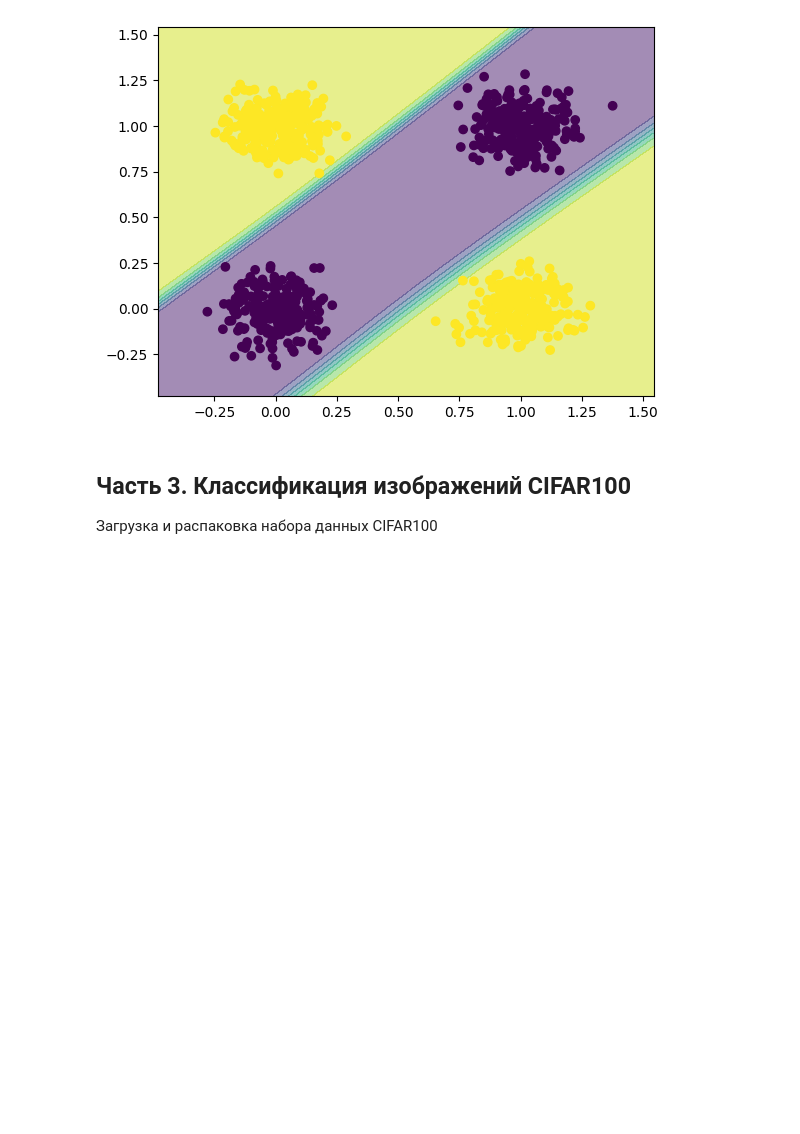
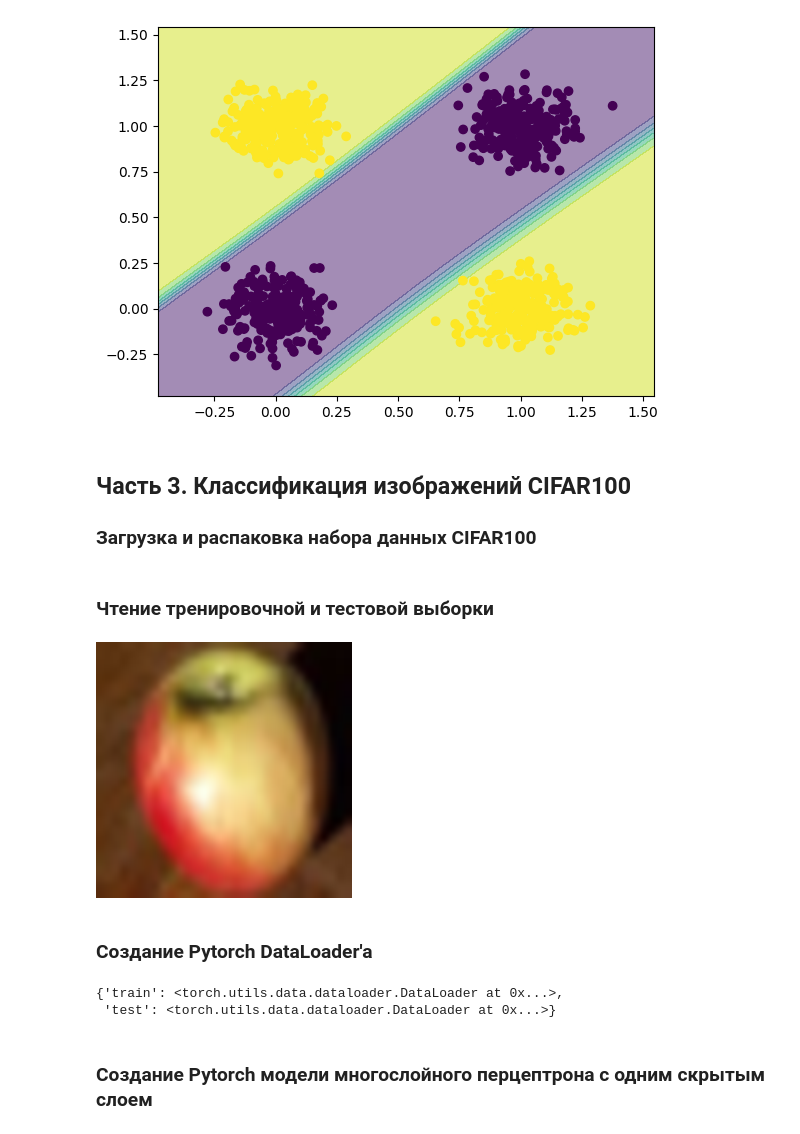
Before and after one commit to DeadlySquad13/t5-2-Neuroscience__Labs, a Jupyter notebook: src/lab1/main.ipynb, the cells around one changed output. Drawn from its saved outputs; the diff is of its cells as text; code cells hidden in the pictures; blank space fills up the shorter version.

Commit message:
[Enh](Lab1): Finished part3.
Wrong variant for now.

```diff
--- a/src/lab1/main.ipynb
+++ b/src/lab1/main.ipynb
@@ -210,7 +210,7 @@ plt.ylim(X_left, X_right)
 [figure]
 # %% [markdown]
 ## Часть 3. Классификация изображений CIFAR100
-Загрузка и распаковка набора данных CIFAR100
+### Загрузка и распаковка набора данных CIFAR100
 # %%
 import urllib
 import shutil
@@ -229,0 +230,56 @@ file_path.unlink()
+# %% [markdown]
+### Чтение тренировочной и тестовой выборки
+# %%
+def stem_extensions(filename: Path):
+    extensions = "".join(filename.suffixes)
+
+    return str(filename).removesuffix(extensions)
+# %%
+dataset_path = Path(stem_extensions(file_path))
+
+with open(dataset_path/'train', 'rb') as f:
+    data_train = pickle.load(f, encoding='latin1')
+with open(dataset_path/'test', 'rb') as f:
+    data_test = pickle.load(f, encoding='latin1')
+
+# Здесь указать ваши классы по варианту!!!
+CLASSES = [0, 55, 58]
+
+train_X = data_train['data'].reshape(-1, 3, 32, 32)
+train_X = np.transpose(train_X, [0, 2, 3, 1])  # NCHW -> NHWC
+train_y = np.array(data_train['fine_labels'])
+mask = np.isin(train_y, CLASSES)
+train_X = train_X[mask].copy()
+train_y = train_y[mask].copy()
+train_y = np.unique(train_y, return_inverse=1)[1]
+del data_train
+
+test_X = data_test['data'].reshape(-1, 3, 32, 32)
+test_X = np.transpose(test_X, [0, 2, 3, 1])
+test_y = np.array(data_test['fine_labels'])
+mask = np.isin(test_y, CLASSES)
+test_X = test_X[mask].copy()
+test_y = test_y[mask].copy()
+test_y = np.unique(test_y, return_inverse=1)[1]
+del data_test
+Image.fromarray(train_X[50]).resize((256, 256))
+# %% [output]
+[figure, added]
+# %% [markdown]
+### Создание Pytorch DataLoader'a
+# %%
+batch_size = 128
+dataloader = {}
+for (X, y), part in zip([(train_X, train_y), (test_X, test_y)],
+                        ['train', 'test']):
+    tensor_x = torch.Tensor(X)
+    tensor_y = F.one_hot(torch.Tensor(y).to(torch.int64),
+                                     num_classes=len(CLASSES))/1.
+    dataset = TensorDataset(tensor_x, tensor_y)  # создание объекта датасета
+    dataloader[part] = DataLoader(dataset, batch_size=batch_size, shuffle=True)  # создание экземпляра класса DataLoader
+dataloader
+# %% [output]
+{'train': <torch.utils.data.dataloader.DataLoader at 0x...>,
+ 'test': <torch.utils.data.dataloader.DataLoader at 0x...>}
+# %% [markdown]
+### Создание Pytorch модели многослойного перцептрона с одним скрытым слоем
```
Also changed, not shown: parts of 8 cells of this notebook, 1 other file.
